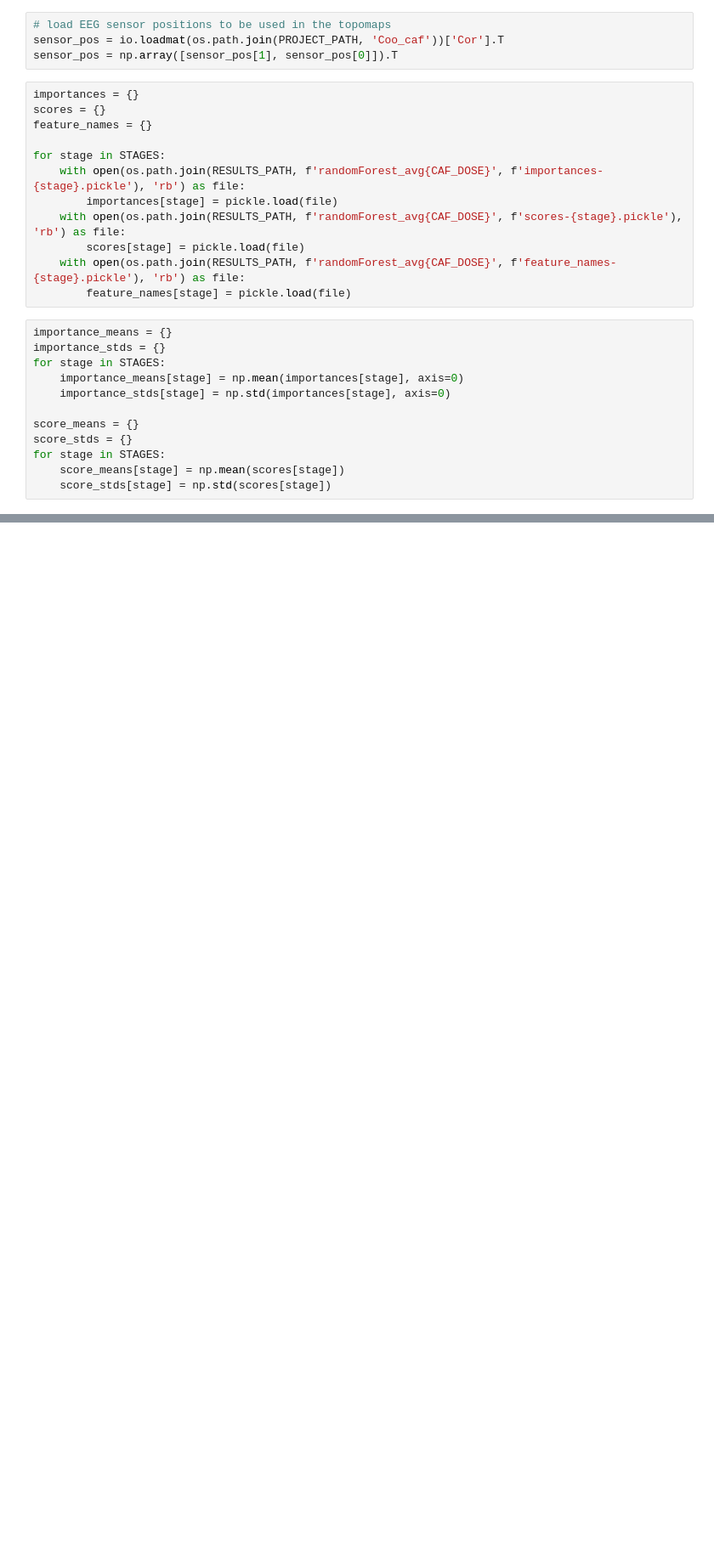
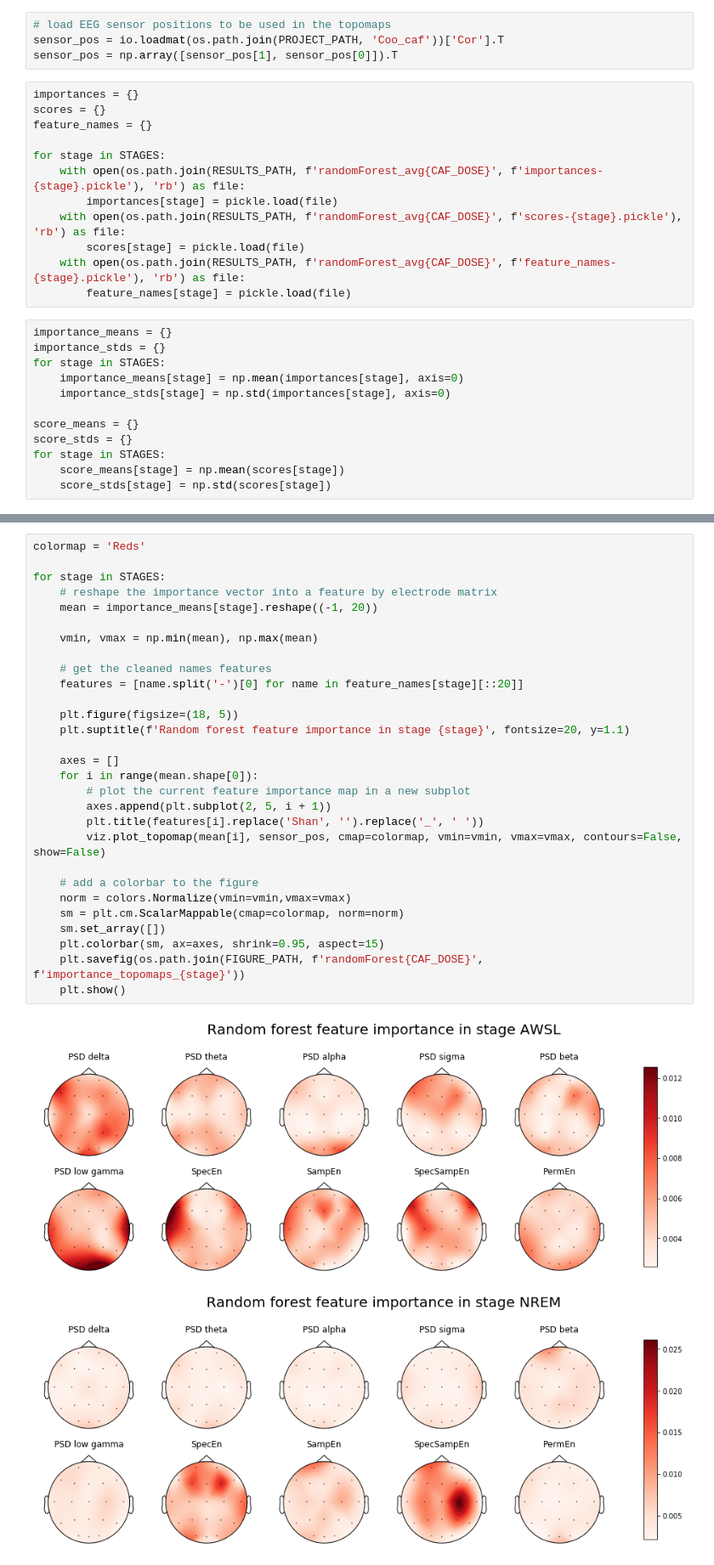
Before and after one commit to PhilippThoelke/caffeine-sleep, a Jupyter notebook: multiFeatureML/MultiFeatureRFFigures.ipynb, the cells around one changed output, grey strips where cells are left out. Shown at 85% size. Drawn from its saved outputs; the diff is of its cells as text; blank space fills up the shorter version.

```diff
--- a/multiFeatureML/MultiFeatureRFFigures.ipynb
+++ b/multiFeatureML/MultiFeatureRFFigures.ipynb
@@ -93,0 +102,32 @@ plt.show()
+# %%
+colormap = 'Reds'
+
+for stage in STAGES:
+    # reshape the importance vector into a feature by electrode matrix
+    mean = importance_means[stage].reshape((-1, 20))
+
+    vmin, vmax = np.min(mean), np.max(mean)
+
+    # get the cleaned names features
+    features = [name.split('-')[0] for name in feature_names[stage][::20]]
+
+    plt.figure(figsize=(18, 5))
+    plt.suptitle(f'Random forest feature importance in stage {stage}', fontsize=20, y=1.1)
+
+    axes = []
+    for i in range(mean.shape[0]):
+        # plot the current feature importance map in a new subplot
+        axes.append(plt.subplot(2, 5, i + 1))
+        plt.title(features[i].replace('Shan', '').replace('_', ' '))
+        viz.plot_topomap(mean[i], sensor_pos, cmap=colormap, vmin=vmin, vmax=vmax, contours=False, show=False)
+
+    # add a colorbar to the figure
+    norm = colors.Normalize(vmin=vmin,vmax=vmax)
+    sm = plt.cm.ScalarMappable(cmap=colormap, norm=norm)
+    sm.set_array([])
+    plt.colorbar(sm, ax=axes, shrink=0.95, aspect=15)
+    plt.savefig(os.path.join(FIGURE_PATH, f'randomForest{CAF_DOSE}', f'importance_topomaps_{stage}'))
+    plt.show()
+# %% [output]
+[figure, added]
+[figure, added]
```
Also changed, not shown: parts of 4 cells of this notebook.
